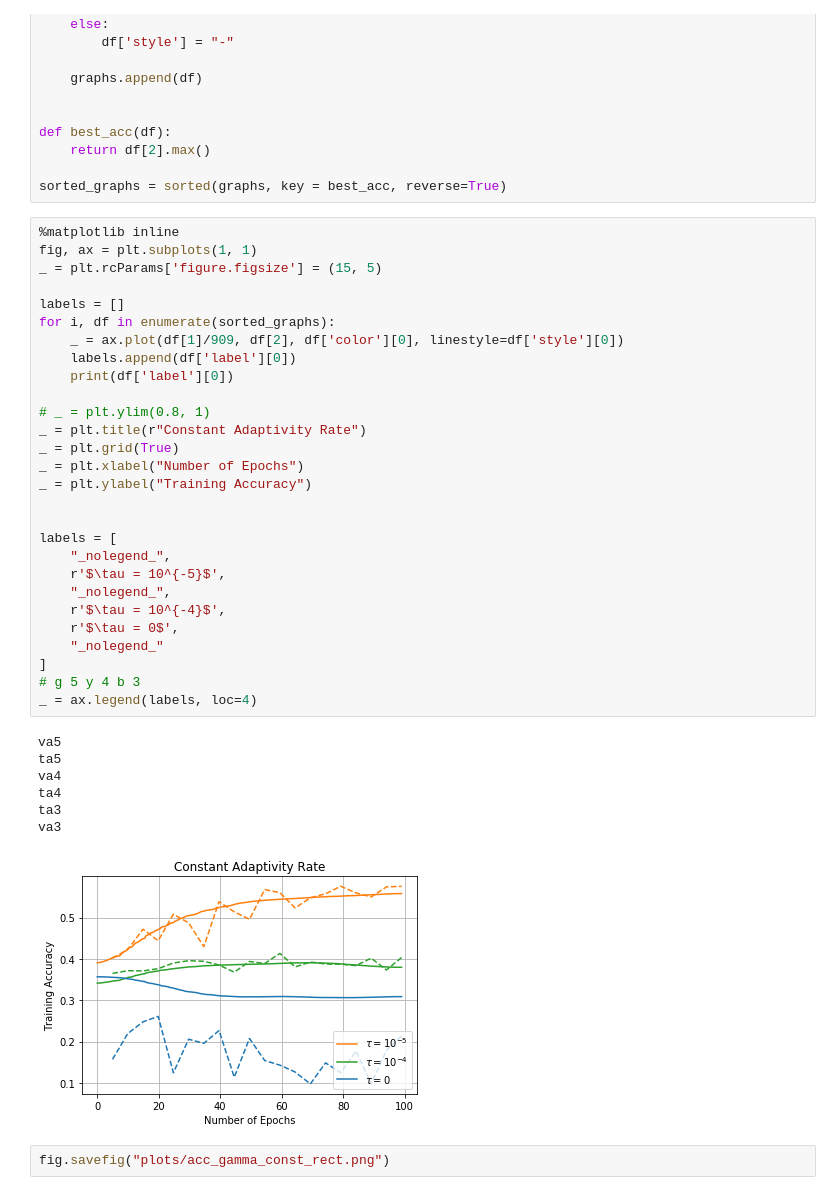
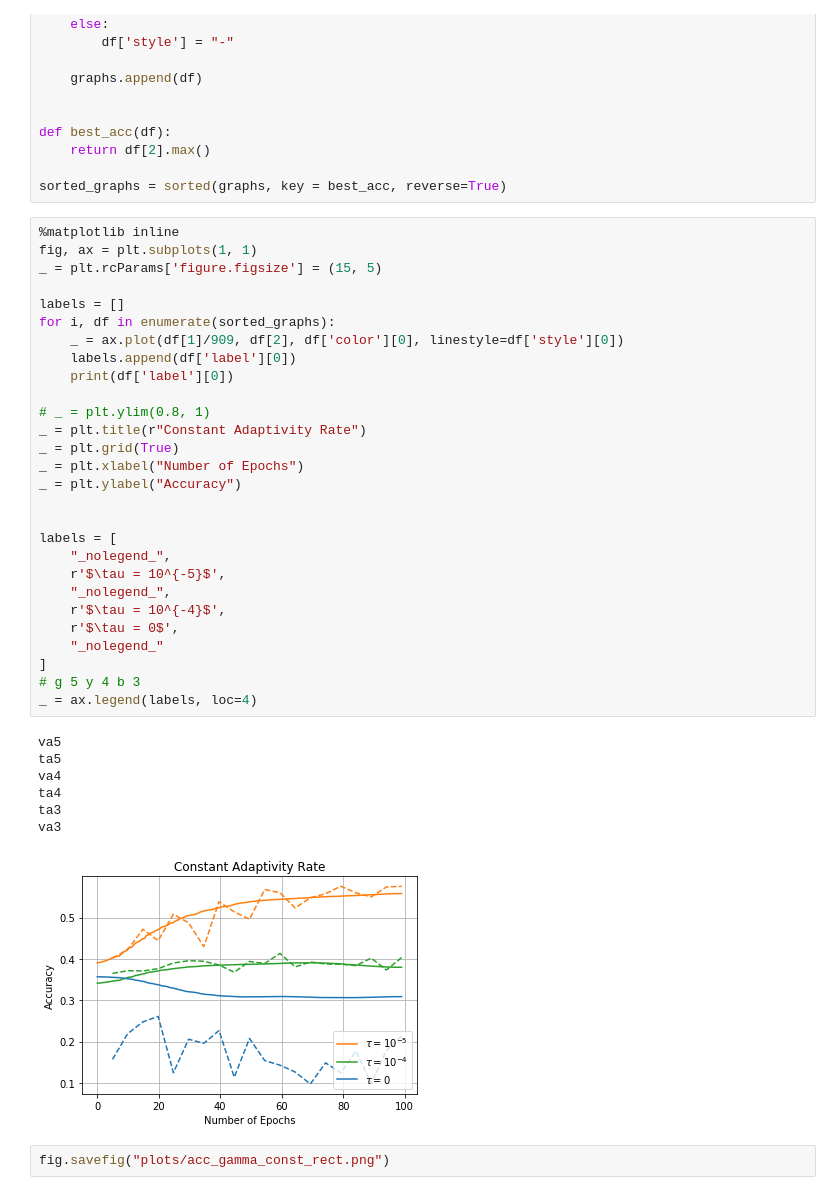
Before and after one commit to bsridatta/Rethinking-Binarized-Neural-Network-Optimization, a Jupyter notebook: notebooks/accuracy_gamma_const.ipynb, the cells around one changed output. Cells and saved outputs as stored; diff of their text form.

Commit message:
code for generating plots

```diff
--- a/notebooks/accuracy_gamma_const.ipynb
+++ b/notebooks/accuracy_gamma_const.ipynb
@@ -53,35 +53,35 @@ _ = plt.rcParams['figure.figsize'] = (15, 5)
 
 labels = []
 for i, df in enumerate(sorted_graphs):
     _ = ax.plot(df[1]/909, df[2], df['color'][0], linestyle=df['style'][0])
     labels.append(df['label'][0])
     print(df['label'][0])
 
 # _ = plt.ylim(0.8, 1)
 _ = plt.title(r"Constant Adaptivity Rate")
 _ = plt.grid(True)
 _ = plt.xlabel("Number of Epochs")
-_ = plt.ylabel("Training Accuracy")
+_ = plt.ylabel("Accuracy")
 
 
 labels = [
     "_nolegend_",
     r'$\tau = 10^{-5}$',
     "_nolegend_",
     r'$\tau = 10^{-4}$',
     r'$\tau = 0$',
     "_nolegend_"
 ]
 # g 5 y 4 b 3
 _ = ax.legend(labels, loc=4)
 # %% [output]
 va5
 ta5
 va4
 ta4
 ta3
 va3
-[figure, old version]
+[figure, new version]
 # %%
 fig.savefig("plots/acc_gamma_const_rect.png")
 # %%
```
Also changed, not shown: 3 other files.
